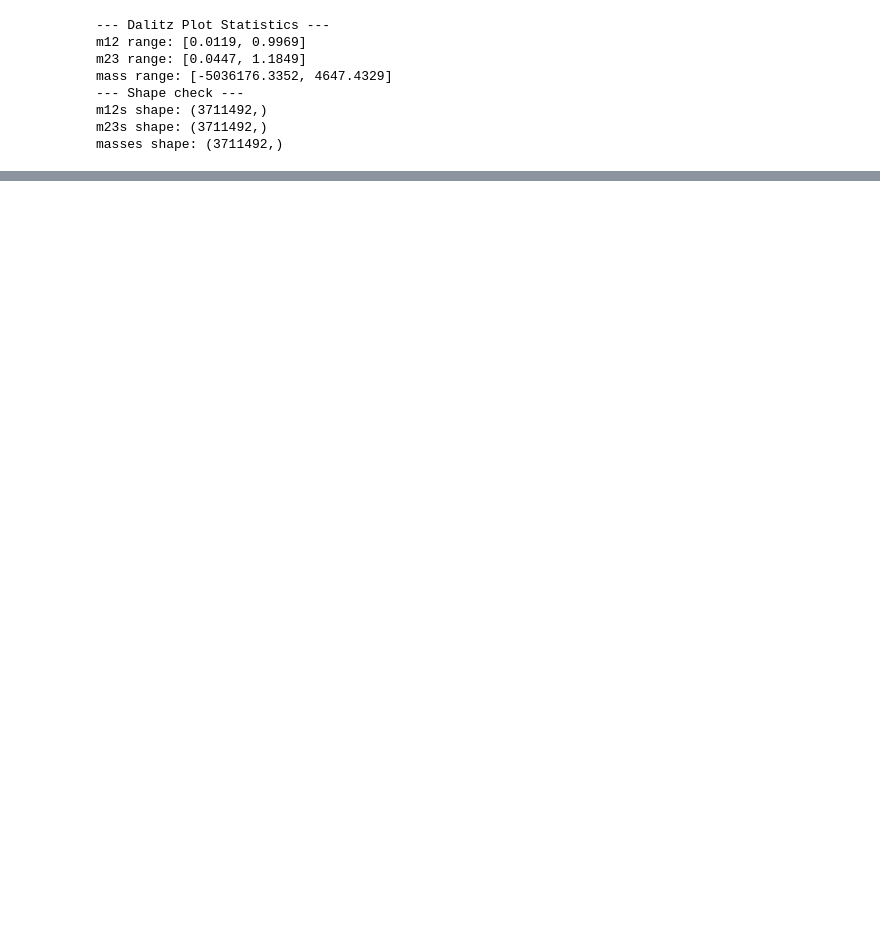
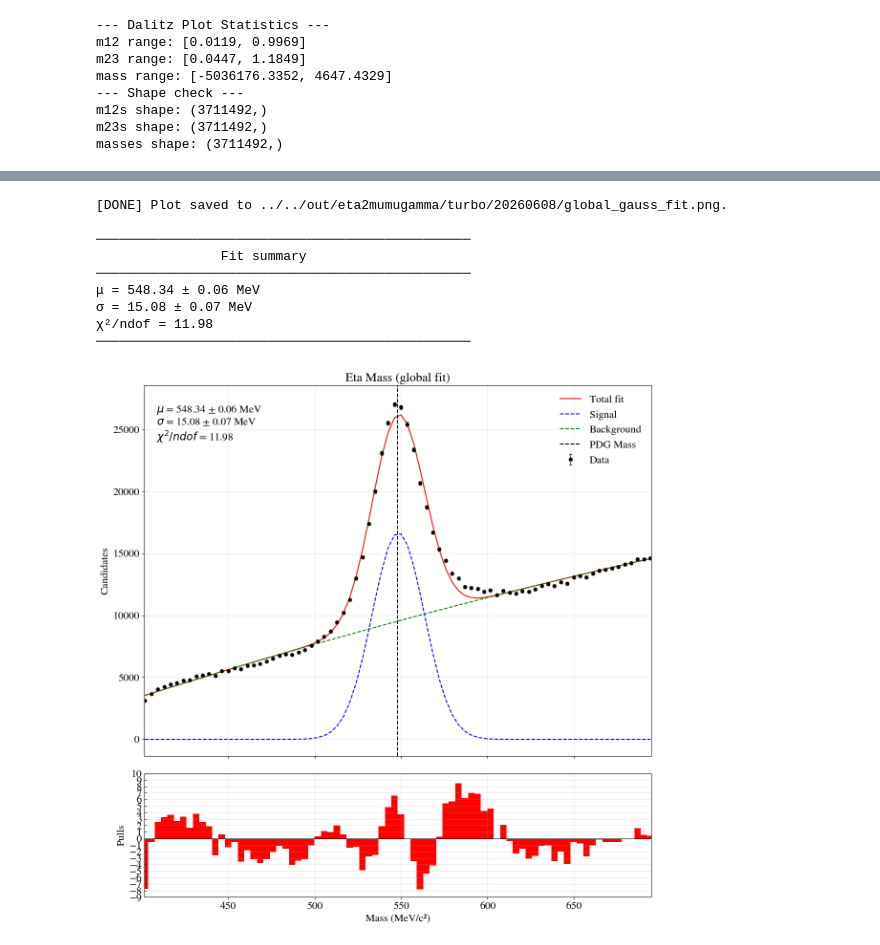
Before and after one commit to michael24peters/root-analysis, a Jupyter notebook: src/fit/fit_dalitz.ipynb, the cells around one changed output, grey strips where cells are left out. Saved outputs shown, nothing was run; the diff lists cells and outputs as text; code cells hidden in the pictures; blank space fills up the shorter version.

```diff
--- a/src/fit/fit_dalitz.ipynb
+++ b/src/fit/fit_dalitz.ipynb
@@ -248,3 +205,4 @@ def fit_gauss(infile, xmin=400.0, xmax=696.0, nbins=80,
 # %%
-def plot_dalitz():
-    pass
+# Perform fit on the mass distribution
+result = fit_gauss(infile=infile, xmin=400.0, xmax=696.0, nbins=80,
+                   mean_init=547.9, sigma_init=10.0)
@@ -250,0 +219,22 @@ def plot_dalitz():
+# %%
+# Plot results of the fit
+# plot_fit_data (not plot_fit) since we already have `result` in memory --
+# plot_fit is a CLI-only wrapper that parses sys.argv and loads its own JSON
+# from disk, which doesn't apply here.
+plot_config = {
+    "output": os.path.join(outdir, "global_gauss_fit.png"),
+    "title": "Eta Mass (global fit)",
+    "build_text": build_text,
+}
+plot_fit_data(result, plot_config)
+# %% [output]
+[DONE] Plot saved to ../../out/eta2mumugamma/turbo/20260608/global_gauss_fit.png.
+
+────────────────────────────────────────────────
+                Fit summary
+────────────────────────────────────────────────
+μ = 548.34 ± 0.06 MeV
+σ = 15.08 ± 0.07 MeV
+χ²/ndof = 11.98
+────────────────────────────────────────────────
+[figure, added]
```
Also changed, not shown: parts of 14 cells of this notebook, 2 other files.
